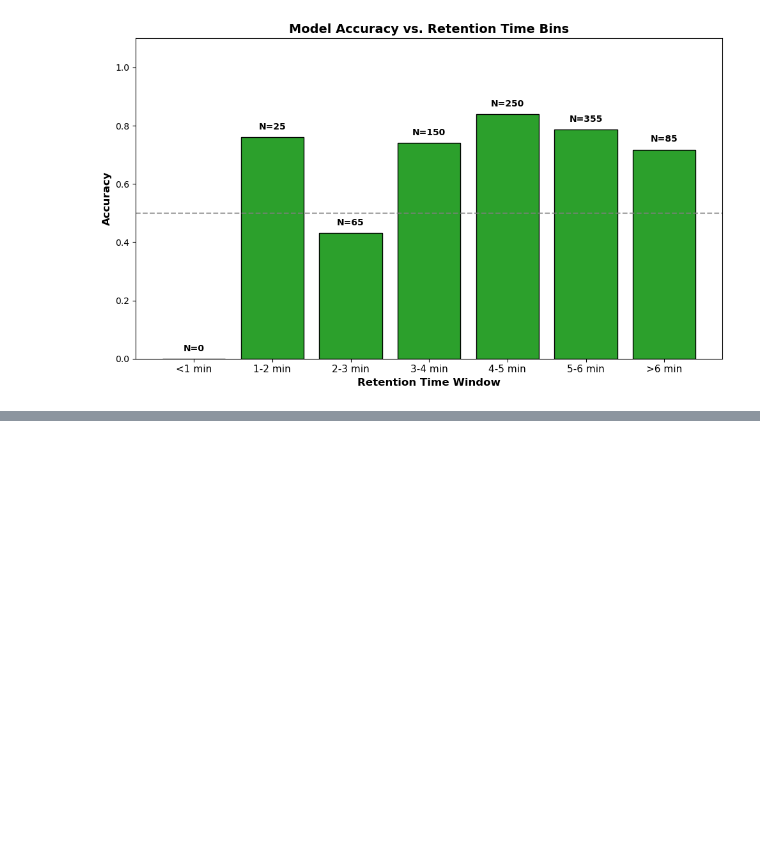
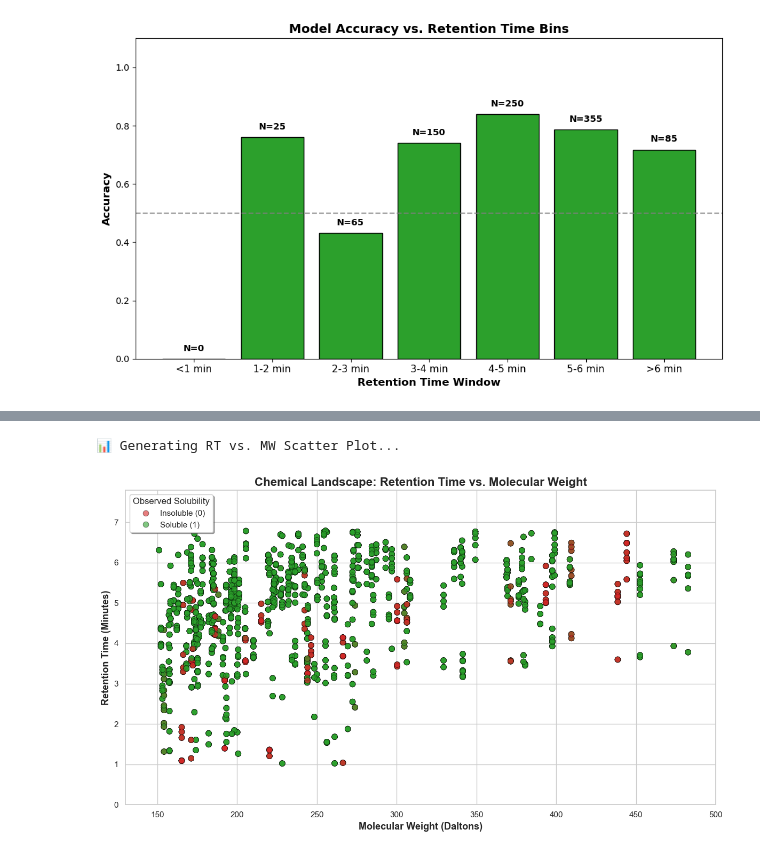
Before and after one commit to swisscatplus/solubility_prediction_nmr, a Jupyter notebook: src/dev/rt_prediction.ipynb, the cells around one changed output, grey strips where cells are left out. Saved outputs shown, nothing was run; the diff lists cells and outputs as text; code cells hidden in the pictures; blank space fills up the shorter version.

```diff
--- a/src/dev/rt_prediction.ipynb
+++ b/src/dev/rt_prediction.ipynb
@@ -3355,0 +3505,50 @@ False Negatives (FN) - Wrongly guessed Insoluble:  0  <-- (Type II Error)
+# %%
+def plot_rt_vs_mw(df):
+    print("📊 Generating RT vs. MW Scatter Plot...\n")
+
+    # Set a clean, professional style for the background
+    sns.set_theme(style="whitegrid")
+
+    # Create the canvas
+    fig, ax = plt.subplots(figsize=(12, 7))
+
+    # Build the scatter plot
+    # alpha=0.6 makes the dots slightly transparent so we can see dense clusters
+    # edgecolor='k' adds a tiny black border to make the dots pop
+    sns.scatterplot(
+        data=df,
+        x='MolWt',
+        y='RT',
+        hue='Soluble',
+        palette={1: '#2ca02c', 0: '#d62728'}, # Green for Soluble, Red for Insoluble
+        alpha=0.6,
+        s=60,
+        edgecolor='black',
+        linewidth=0.5,
+        ax=ax
+    )
+
+    # Add titles and labels
+    ax.set_title('Chemical Landscape: Retention Time vs. Molecular Weight', fontsize=16, fontweight='bold')
+    ax.set_xlabel('Molecular Weight (Daltons)', fontsize=13, fontweight='bold')
+    ax.set_ylabel('Retention Time (Minutes)', fontsize=13, fontweight='bold')
+
+    # Clean up the legend so it's easy to read
+    handles, _ = ax.get_legend_handles_labels()
+    ax.legend(handles=handles, labels=['Insoluble (0)', 'Soluble (1)'], title='Observed Solubility',
+              loc='upper left', frameon=True, shadow=True)
+
+    # Lock the axes to your known boundaries for a tight view
+    ax.set_xlim(130, 500)
+    ax.set_ylim(0, df['RT'].max() + 1)
+
+    plt.tight_layout()
+    plt.show()
+
+# =====================================================================
+# EXECUTE THE PLOT
+# =====================================================================
+plot_rt_vs_mw(df_desc)
+# %% [output]
+📊 Generating RT vs. MW Scatter Plot...
+[figure, added]
```
Also changed, not shown: parts of 20 cells of this notebook, 9 other files.
